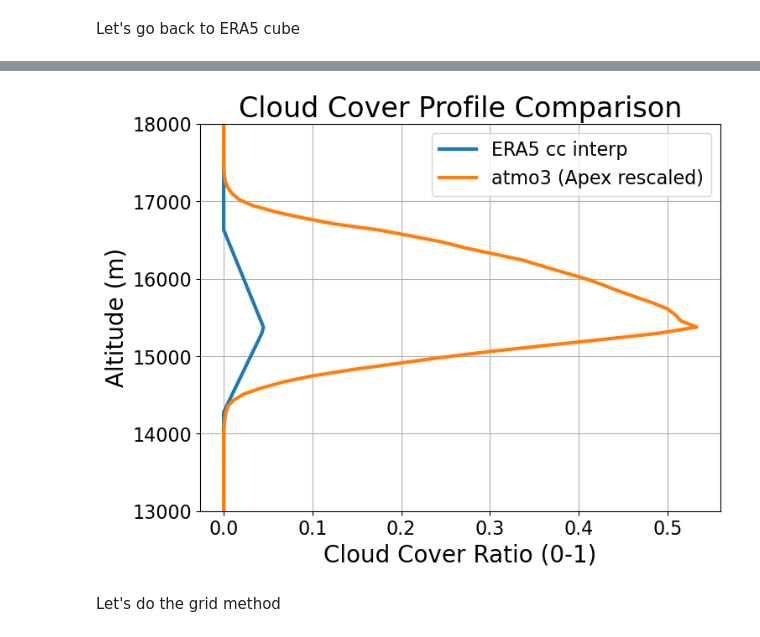
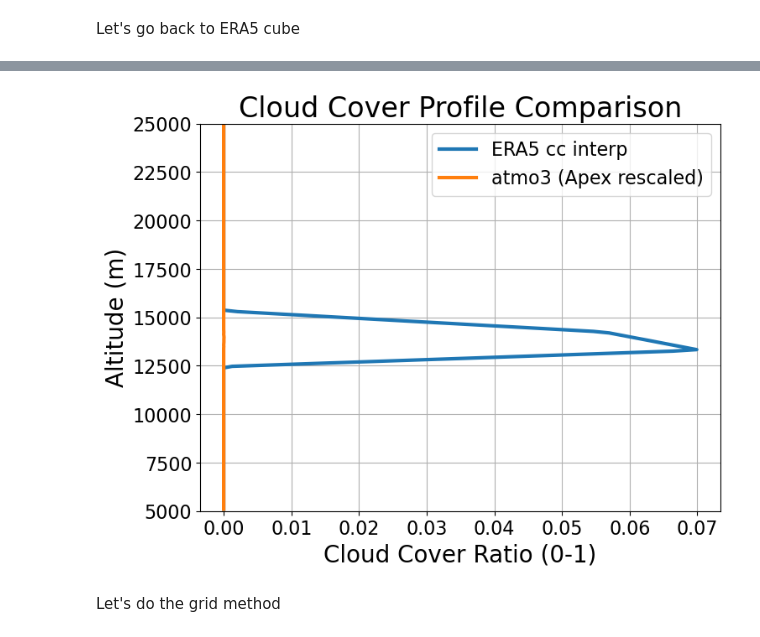
Before and after one commit to 1cosmologist/atmo3, a Jupyter notebook: notebooks/era5cubes_test_date/era5cubes202310111400.ipynb, the cells around one changed output, grey strips where cells are left out. Cells and saved outputs as stored; diff of their text form; code cells hidden in the pictures.

```diff
--- a/notebooks/era5cubes202309221800.ipynb
+++ b/notebooks/era5cubes_test_date/era5cubes202310111400.ipynb
@@ -45,7 +45,7 @@ site_coordinates = [-67.78, -22.95]  # [longitude, latitude] in degrees
 
 # Simulation epoch in UTC.  ERA5 profiles and APEX weather data are
 # selected from a ±30-minute window centred on this timestamp.
-time_utc = datetime(2023, 9, 22, 18, 0, tzinfo=timezone.utc)
+time_utc = datetime(2023, 10, 11, 14, 0, tzinfo=timezone.utc)
 
 # =============================================================================
 # Input data paths
@@ -54,14 +54,14 @@ time_utc = datetime(2023, 9, 22, 18, 0, tzinfo=timezone.utc)
 atmo3_data = '/pscratch/sd/s/shamikg/atmo3_data/'
 
 # ERA5 pressure-level files covering the APEX region (291–293 °E, 24–22 °S)
-# at 0.25° resolution for September 2023.
-geopotfile = f'{atmo3_data}era5/2023/geopt.202309.ap1e5.291.0_293.0_-24.0_-22.0_025.nc'
-tempfile   = f'{atmo3_data}era5/2023/ta.202309.ap1e5.291.0_293.0_-24.0_-22.0_025.nc'
-spechfile  = f'{atmo3_data}era5/2023/q.202309.ap1e5.291.0_293.0_-24.0_-22.0_025.nc'
-ccfile     = f'{atmo3_data}era5/2023/cc.202309.ap1e5.291.0_293.0_-24.0_-22.0_025.nc'
-ciwcfile   = f'{atmo3_data}era5/2023/ciwc.202309.ap1e5.291.0_293.0_-24.0_-22.0_025.nc'
-clwcfile   = f'{atmo3_data}era5/2023/clwc.202309.ap1e5.291.0_293.0_-24.0_-22.0_025.nc'
-rhfile     = f'{atmo3_data}era5/2023/r.202309.ap1e5.291.0_293.0_-24.0_-22.0_025.nc'
+# at 0.25° resolution for October 2023.
+geopotfile = f'{atmo3_data}era5/2023/geopt.202310.ap1e5.291.0_293.0_-24.0_-22.0_025.nc'
+tempfile   = f'{atmo3_data}era5/2023/ta.202310.ap1e5.291.0_293.0_-24.0_-22.0_025.nc'
+spechfile  = f'{atmo3_data}era5/2023/q.202310.ap1e5.291.0_293.0_-24.0_-22.0_025.nc'
+ccfile     = f'{atmo3_data}era5/2023/cc.202310.ap1e5.291.0_293.0_-24.0_-22.0_025.nc'
+ciwcfile   = f'{atmo3_data}era5/2023/ciwc.202310.ap1e5.291.0_293.0_-24.0_-22.0_025.nc'
+clwcfile   = f'{atmo3_data}era5/2023/clwc.202310.ap1e5.291.0_293.0_-24.0_-22.0_025.nc'
+rhfile     = f'{atmo3_data}era5/2023/r.202310.ap1e5.291.0_293.0_-24.0_-22.0_025.nc'
 
 # APEX weather-station CSV (columns: UT, PWV, Temperature, Humidity,
 # Wind_Dir, Wind_Speed) spanning 2006–2025.
@@ -246,15 +177,0 @@ def calculate_rh_homo(T):
-# %%
-T = np.linspace(173, 273.16, 100)
-#let's add a line at -38°C
-threshold_mixed = calculate_mixed_phase_threshold(T)
-
-threshold_homo = calculate_rh_homo(T)
-
-plt.figure(figsize=(8, 6))
-plt.plot(T - 273.16, threshold_mixed, label='Mixed Phase Threshold')
-plt.plot(T - 273.16, threshold_homo, label='Homogeneous Ice Nucleation Threshold')
-plt.axvline(x = -38, color='k', linestyle='--', label='T = -38°C', linewidth=2)
-plt.xlabel('Temperature (°C)')
-plt.ylabel('RH Threshold')
-plt.legend()
-plt.show()
@@ -428,18 +332,18 @@ cc_ratio_atmo3_rh_apex_rescaled = jnp.mean(cloud_cube_rh_apex_rescaled, axis=(0,
 # %%
 plt.figure(figsize=(8,6))
 plt.plot(cc_interp, altitude_profile, label='ERA5 cc interp')
 #plt.plot(cc_ratio_atmo3, altitude_profile, label='atmo3 with std from ERA5 grid')
 #plt.plot(cc_ratio_atmo3_rh_rescaled, altitude_profile, label='atmo3 with std from ERA5 grid (RH rescaled)')
 plt.plot(cc_ratio_atmo3_rh_apex_rescaled, altitude_profile, label='atmo3 (Apex rescaled)')
 plt.xlabel('Cloud Cover Ratio (0-1)')
 plt.ylabel('Altitude (m)')
 plt.title('Cloud Cover Profile Comparison')
-plt.ylim(13000, 18000)
+plt.ylim(5000, 25000)
 plt.legend()
 plt.grid()
 plt.show()
 # %% [output]
-[figure, old version]
+[figure, new version]
 # %% [markdown]
 Let's do the grid method
 # %%
```
Also changed, not shown: parts of 17 cells of this notebook, 18 other files.
